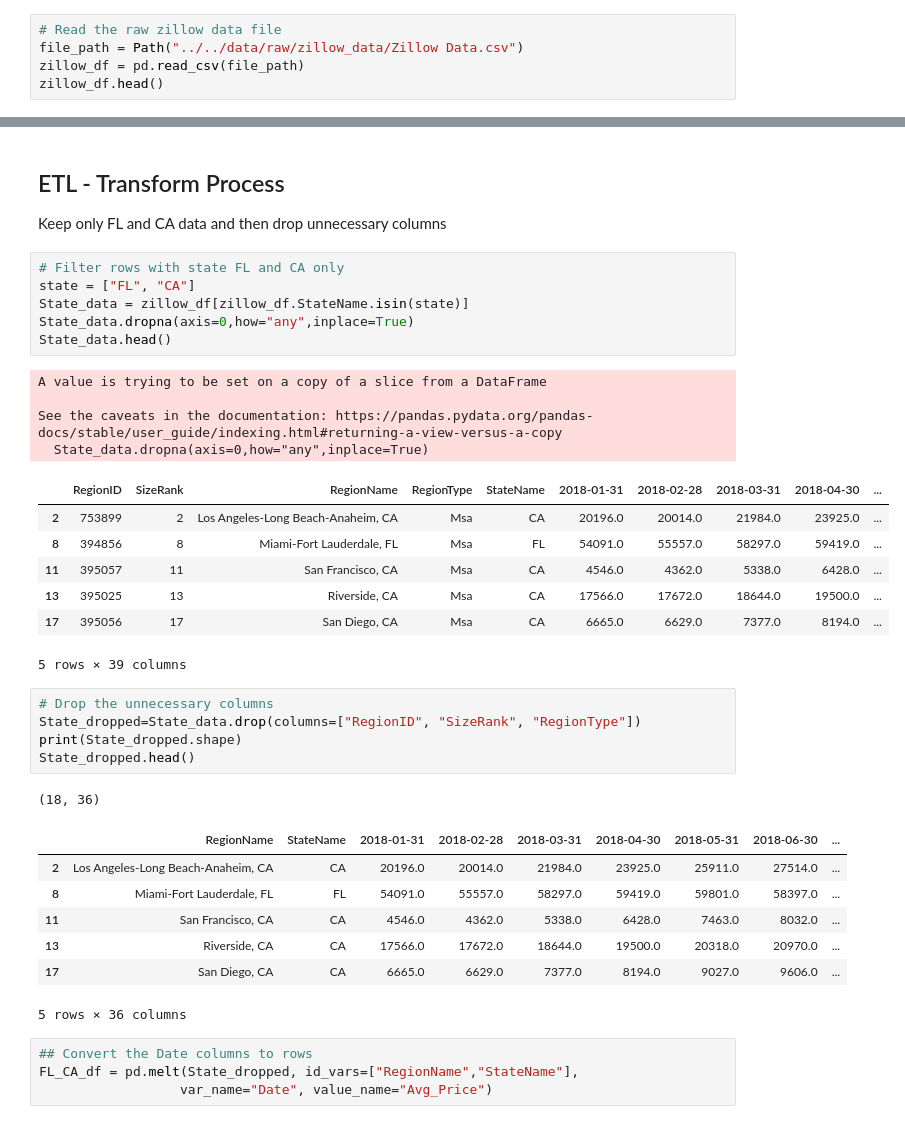
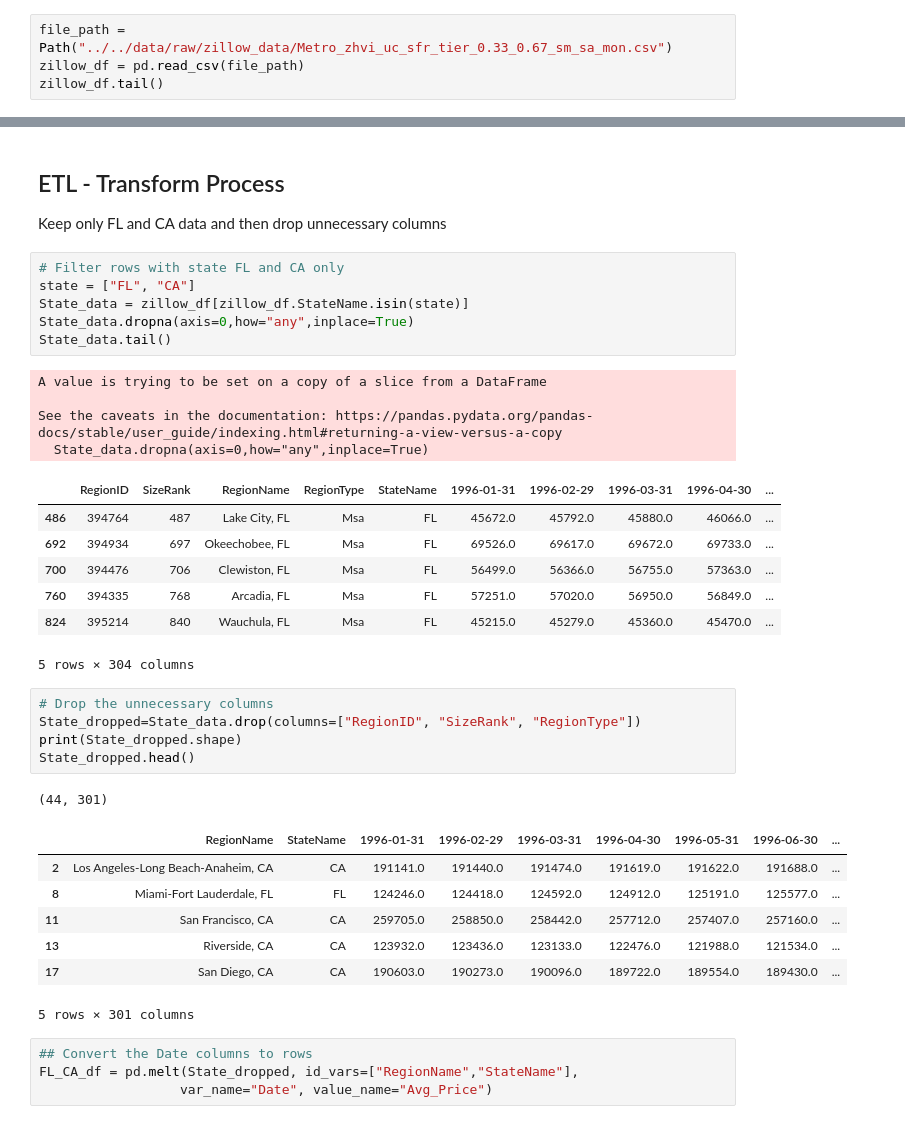
Before and after one commit to Jopinson/COVID19_Property_Pandemic, a Jupyter notebook: notebooks/ETL/ETL-Housing.ipynb, the cells around one changed output, grey strips where cells are left out. Drawn from its saved outputs; the diff is of its cells as text.

```diff
--- a/notebooks/ETL/ETL-Housing.ipynb
+++ b/notebooks/ETL/ETL-Housing.ipynb
@@ -5,8 +13,7 @@ from path import Path
 # %% [markdown]
 ## ETL - Extract Data
 # %%
-# Read the raw zillow data file
-file_path = Path("../../data/raw/zillow_data/Zillow Data.csv")
+file_path = Path("../../data/raw/zillow_data/Metro_zhvi_uc_sfr_tier_0.33_0.67_sm_sa_mon.csv")
 zillow_df = pd.read_csv(file_path)
-zillow_df.head()
+zillow_df.tail()
 # %% [output]
@@ -23,35 +30,35 @@ Keep only FL and CA data and then drop unnecessary columns
 # %%
 # Filter rows with state FL and CA only
 state = ["FL", "CA"]
 State_data = zillow_df[zillow_df.StateName.isin(state)]
 State_data.dropna(axis=0,how="any",inplace=True)
-State_data.head()
+State_data.tail()
 # %% [output]
 A value is trying to be set on a copy of a slice from a DataFrame
 
 See the caveats in the documentation: https://pandas.pydata.org/pandas-docs/stable/user_guide/indexing.html#returning-a-view-versus-a-copy
   State_data.dropna(axis=0,how="any",inplace=True)
-|  | RegionID | SizeRank | RegionName | RegionType | StateName | 2018-01-31 | 2018-02-28 | 2018-03-31 | 2018-04-30 | ... |
-| 2 | 753899 | 2 | Los Angeles-Long Beach-Anaheim, CA | Msa | CA | 20196.0 | 20014.0 | 21984.0 | 23925.0 | ... |
-| 8 | 394856 | 8 | Miami-Fort Lauderdale, FL | Msa | FL | 54091.0 | 55557.0 | 58297.0 | 59419.0 | ... |
-| 11 | 395057 | 11 | San Francisco, CA | Msa | CA | 4546.0 | 4362.0 | 5338.0 | 6428.0 | ... |
-| 13 | 395025 | 13 | Riverside, CA | Msa | CA | 17566.0 | 17672.0 | 18644.0 | 19500.0 | ... |
-| 17 | 395056 | 17 | San Diego, CA | Msa | CA | 6665.0 | 6629.0 | 7377.0 | 8194.0 | ... |
+|  | RegionID | SizeRank | RegionName | RegionType | StateName | 1996-01-31 | 1996-02-29 | 1996-03-31 | 1996-04-30 | ... |
+| 486 | 394764 | 487 | Lake City, FL | Msa | FL | 45672.0 | 45792.0 | 45880.0 | 46066.0 | ... |
+| 692 | 394934 | 697 | Okeechobee, FL | Msa | FL | 69526.0 | 69617.0 | 69672.0 | 69733.0 | ... |
+| 700 | 394476 | 706 | Clewiston, FL | Msa | FL | 56499.0 | 56366.0 | 56755.0 | 57363.0 | ... |
+| 760 | 394335 | 768 | Arcadia, FL | Msa | FL | 57251.0 | 57020.0 | 56950.0 | 56849.0 | ... |
+| 824 | 395214 | 840 | Wauchula, FL | Msa | FL | 45215.0 | 45279.0 | 45360.0 | 45470.0 | ... |
-5 rows × 39 columns
+5 rows × 304 columns
 # %%
 # Drop the unnecessary columns
 State_dropped=State_data.drop(columns=["RegionID", "SizeRank", "RegionType"])
 print(State_dropped.shape)
 State_dropped.head()
 # %% [output]
-(18, 36)
+(44, 301)
-|  | RegionName | StateName | 2018-01-31 | 2018-02-28 | 2018-03-31 | 2018-04-30 | 2018-05-31 | 2018-06-30 | ... |
-| 2 | Los Angeles-Long Beach-Anaheim, CA | CA | 20196.0 | 20014.0 | 21984.0 | 23925.0 | 25911.0 | 27514.0 | ... |
-| 8 | Miami-Fort Lauderdale, FL | FL | 54091.0 | 55557.0 | 58297.0 | 59419.0 | 59801.0 | 58397.0 | ... |
-| 11 | San Francisco, CA | CA | 4546.0 | 4362.0 | 5338.0 | 6428.0 | 7463.0 | 8032.0 | ... |
-| 13 | Riverside, CA | CA | 17566.0 | 17672.0 | 18644.0 | 19500.0 | 20318.0 | 20970.0 | ... |
-| 17 | San Diego, CA | CA | 6665.0 | 6629.0 | 7377.0 | 8194.0 | 9027.0 | 9606.0 | ... |
+|  | RegionName | StateName | 1996-01-31 | 1996-02-29 | 1996-03-31 | 1996-04-30 | 1996-05-31 | 1996-06-30 | ... |
+| 2 | Los Angeles-Long Beach-Anaheim, CA | CA | 191141.0 | 191440.0 | 191474.0 | 191619.0 | 191622.0 | 191688.0 | ... |
+| 8 | Miami-Fort Lauderdale, FL | FL | 124246.0 | 124418.0 | 124592.0 | 124912.0 | 125191.0 | 125577.0 | ... |
+| 11 | San Francisco, CA | CA | 259705.0 | 258850.0 | 258442.0 | 257712.0 | 257407.0 | 257160.0 | ... |
+| 13 | Riverside, CA | CA | 123932.0 | 123436.0 | 123133.0 | 122476.0 | 121988.0 | 121534.0 | ... |
+| 17 | San Diego, CA | CA | 190603.0 | 190273.0 | 190096.0 | 189722.0 | 189554.0 | 189430.0 | ... |
-5 rows × 36 columns
+5 rows × 301 columns
 # %%
 ## Convert the Date columns to rows
 FL_CA_df = pd.melt(State_dropped, id_vars=["RegionName","StateName"],
```
Also changed, not shown: parts of 13 cells of this notebook.
